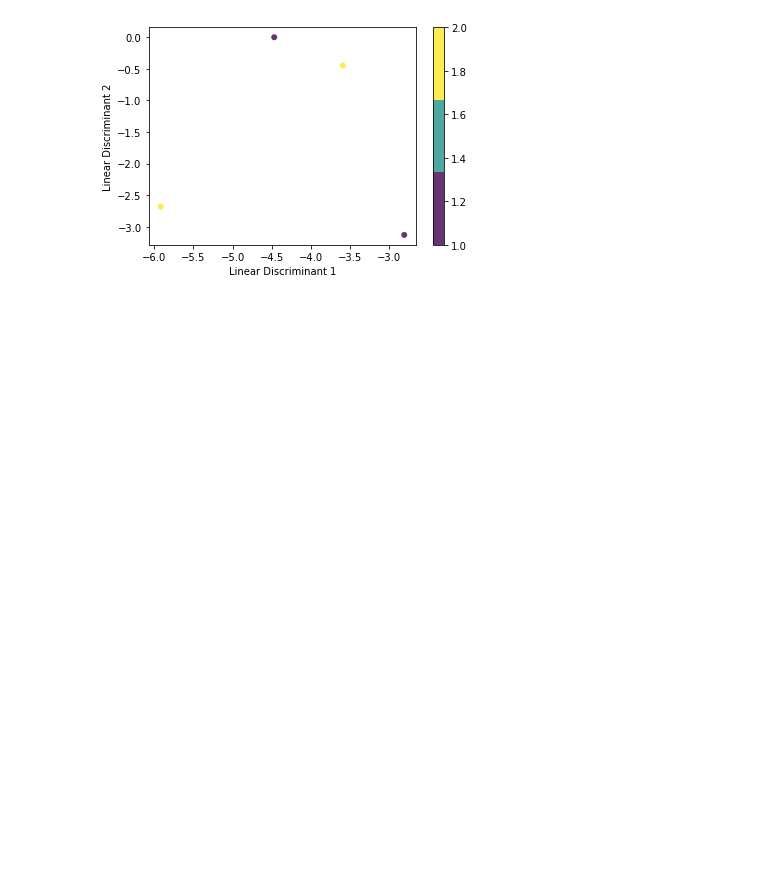
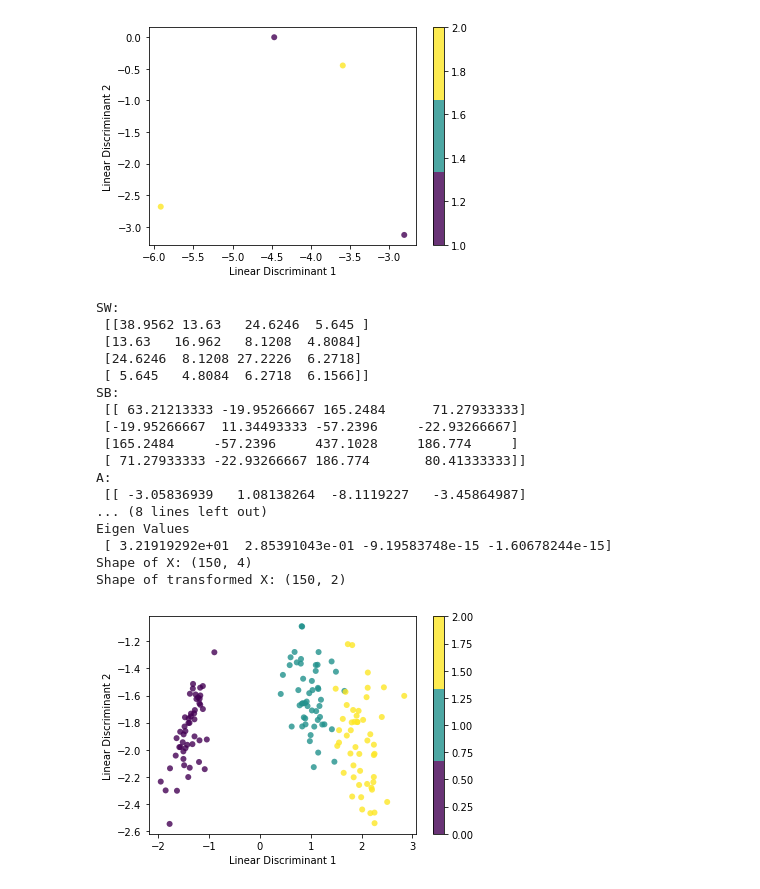
Before and after one commit to jihannaf13/k6LDA, a Jupyter notebook: Kelompok6_LDA.ipynb, the cells around one changed output. Saved outputs shown, nothing was run; the diff lists cells and outputs as text; code cells hidden in the pictures; blank space fills up the shorter version.

```diff
--- a/Kelompok6_LDA.ipynb
+++ b/Kelompok6_LDA.ipynb
@@ -109,3 +110,47 @@ Eigen Values
 Shape of X: (4, 2)
 Shape of transformed X: (4, 2)
 [figure]
+# %%
+#Menggunakan Dataset
+if __name__ == "__main__":
+    from sklearn import datasets
+    data = datasets.load_iris()
+    X, y = data.data, data.target
+
+    # Project the data onto the 2 primary linear discriminants
+    lda = LDA(2)
+    lda.fit(X, y)
+    X_projected = lda.transform(X)
+
+    print("Shape of X:", X.shape)
+    print("Shape of transformed X:", X_projected.shape)
+
+    x1, x2 = X_projected[:, 0], X_projected[:, 1]
+
+    plt.scatter(
+        x1, x2, c=y, edgecolor="none", alpha=0.8, cmap=plt.cm.get_cmap("viridis", 3)
+    )
+
+    plt.xlabel("Linear Discriminant 1")
+    plt.ylabel("Linear Discriminant 2")
+    plt.colorbar()
+    plt.show()
+# %% [output]
+SW:
+ [[38.9562 13.63   24.6246  5.645 ]
+ [13.63   16.962   8.1208  4.8084]
+ [24.6246  8.1208 27.2226  6.2718]
+ [ 5.645   4.8084  6.2718  6.1566]]
+SB:
+ [[ 63.21213333 -19.95266667 165.2484      71.27933333]
+ [-19.95266667  11.34493333 -57.2396     -22.93266667]
+ [165.2484     -57.2396     437.1028     186.774     ]
+ [ 71.27933333 -22.93266667 186.774       80.41333333]]
+A:
+ [[ -3.05836939   1.08138264  -8.1119227   -3.45864987]
+... (8 lines left out)
+Eigen Values
+ [ 3.21919292e+01  2.85391043e-01 -9.19583748e-15 -1.60678244e-15]
+Shape of X: (150, 4)
+Shape of transformed X: (150, 2)
+[figure, added]
```
Also changed, not shown: parts of 2 cells of this notebook.
